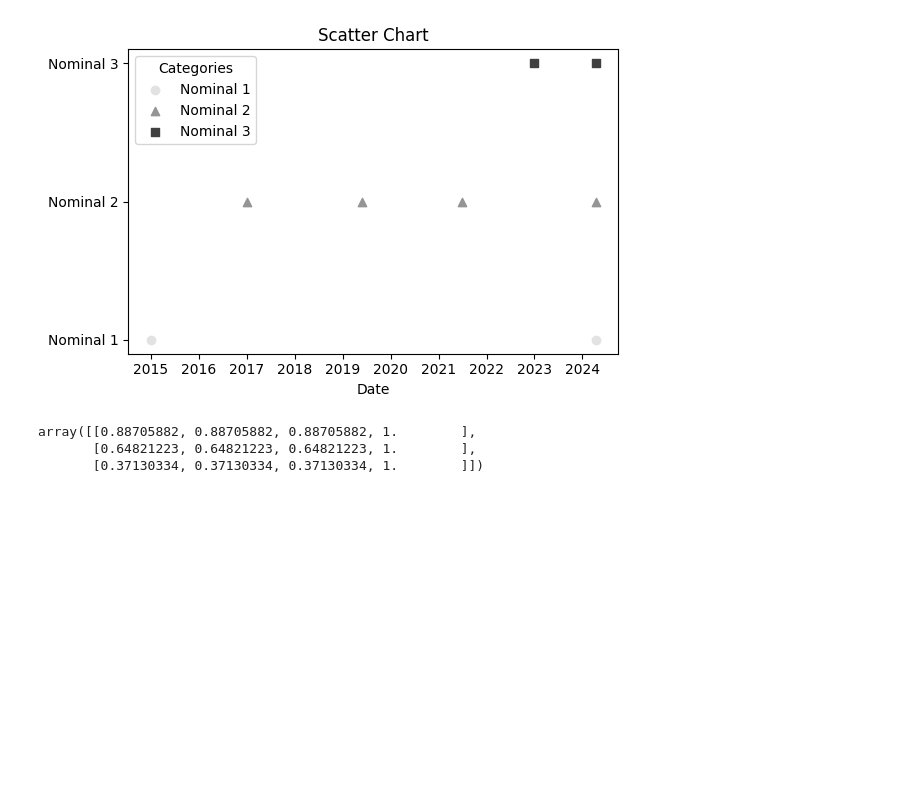
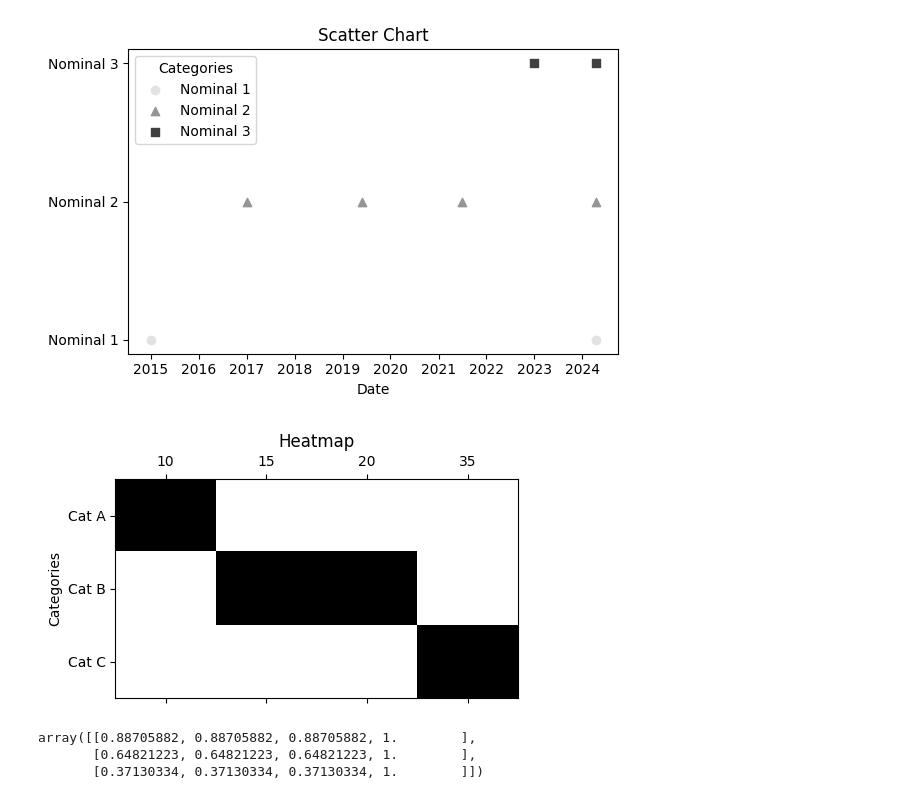
Before and after one commit to layik/dynairxvis, a Jupyter notebook: notebooks/get_started.ipynb, the cells around one changed output. Drawn from its saved outputs; the diff is of its cells as text; code cells hidden in the pictures; blank space fills up the shorter version.

```diff
--- a/notebooks/get_started.ipynb
+++ b/notebooks/get_started.ipynb
@@ -25,6 +25,13 @@ line(categories, start_col, end_col)
 plot.scatter(categories, start_col, end_col)
 # %% [output]
 [figure]
+# %%
+categories = ['Cat A', 'Cat B', 'Cat C']
+values = [10, [15, 20], 35]
+from dynairxvis.plot import heatmap
+heatmap(categories, values)
+# %% [output]
+[figure, added]
 # %%
 import matplotlib.pyplot as plt
 import matplotlib.colors as colors
```
Also changed, not shown: 7 other files.
